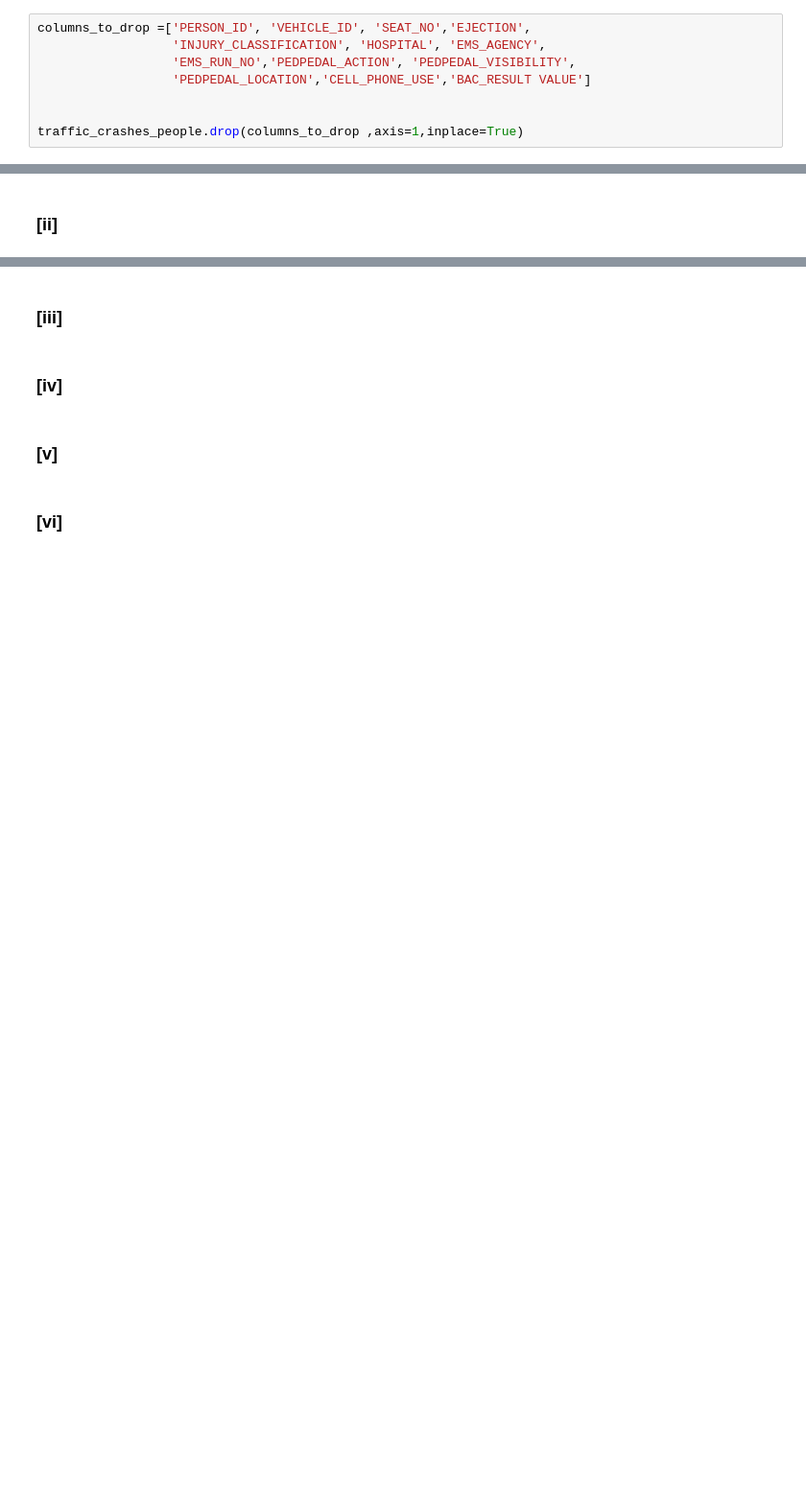
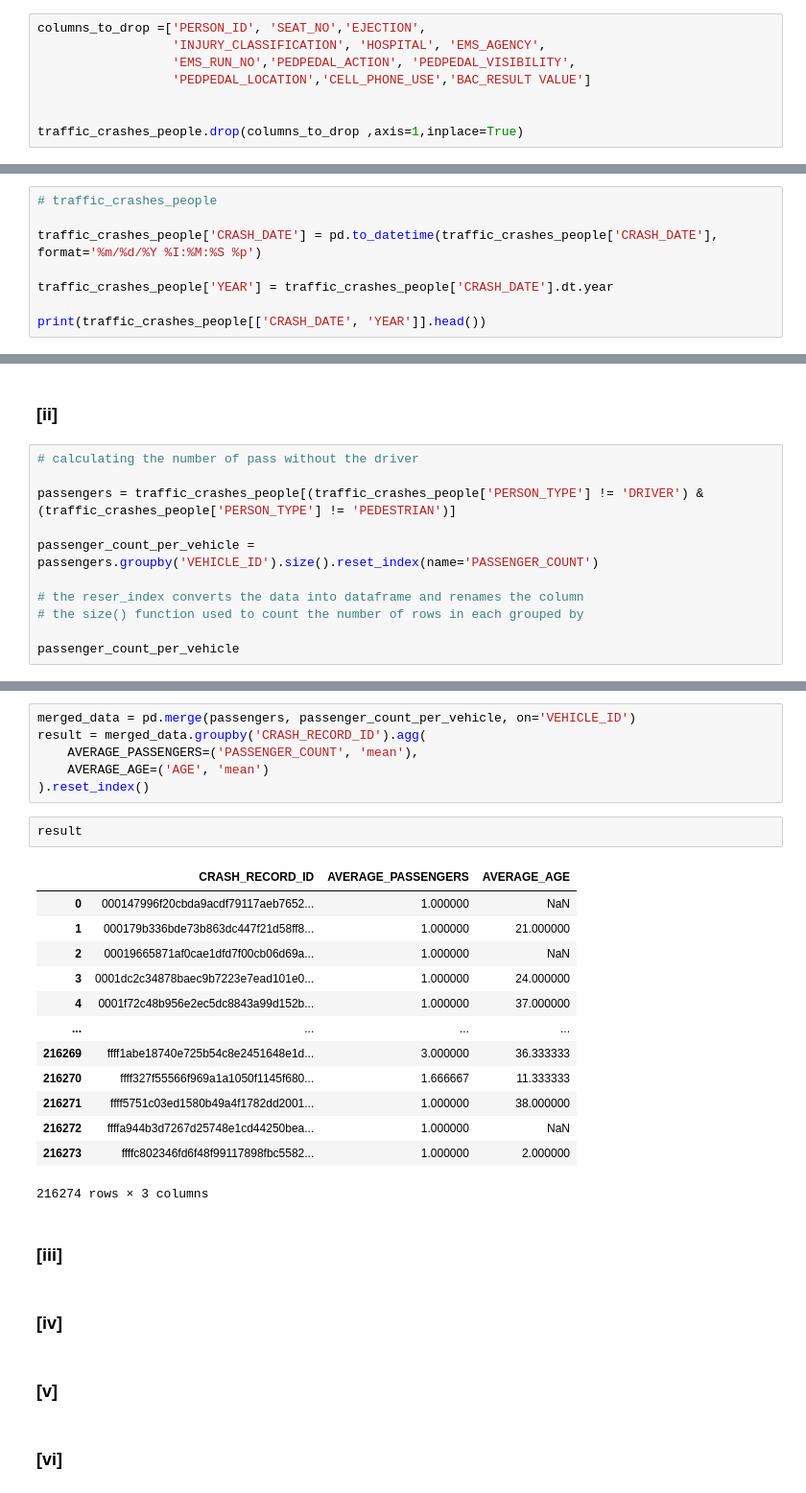
Before and after one commit to abdhashas/Data_mining_project, a Jupyter notebook: DM_HOMEWORK_1_BY_[عبدالرؤوف حسحس _طوني بطرس _عبد الله الزبداني].ipynb, the cells around one changed output, grey strips where cells are left out. Shown: that part at 96% size. Drawn from its saved outputs; the diff is of its cells as text; blank space fills up the shorter version.

```diff
--- a/DM_HOMEWORK_1_BY_[عبدالرؤوف حسحس _طوني بطرس _عبد الله الزبداني].ipynb
+++ b/DM_HOMEWORK_1_BY_[عبدالرؤوف حسحس _طوني بطرس _عبد الله الزبداني].ipynb
@@ -137,7 +137,7 @@ chicago_street_center_lines.drop(columns=columns_to_drop, inplace=True)
 - EJECTION, INJURY_CLASSIFICATION, HOSPITAL, EMS_AGENCY, EMS_RUN_NO: not usefull.
 - PEDPEDAL_ACTION, PEDPEDAL_VISIBILITY, PEDPEDAL_LOCATION: most values are nan and it's not important.
 # %%
-columns_to_drop =['PERSON_ID', 'VEHICLE_ID', 'SEAT_NO','EJECTION',
+columns_to_drop =['PERSON_ID', 'SEAT_NO','EJECTION',
                   'INJURY_CLASSIFICATION', 'HOSPITAL', 'EMS_AGENCY',
                   'EMS_RUN_NO','PEDPEDAL_ACTION', 'PEDPEDAL_VISIBILITY',
                   'PEDPEDAL_LOCATION','CELL_PHONE_USE','BAC_RESULT VALUE']
@@ -1027,0 +1055,8 @@ trafficCrashesDf.to_csv('clean_data/traffic-crashes-normal-fill.csv',index=False
+# %%
+# traffic_crashes_people
+
+traffic_crashes_people['CRASH_DATE'] = pd.to_datetime(traffic_crashes_people['CRASH_DATE'], format='%m/%d/%Y %I:%M:%S %p')
+
+traffic_crashes_people['YEAR'] = traffic_crashes_people['CRASH_DATE'].dt.year
+
+print(traffic_crashes_people[['CRASH_DATE', 'YEAR']].head())
@@ -1028,2 +1070,13 @@ trafficCrashesDf.to_csv('clean_data/traffic-crashes-normal-fill.csv',index=False
 # %% [markdown]
 ### [ii]
+# %%
+# calculating the number of pass without the driver
+
+passengers = traffic_crashes_people[(traffic_crashes_people['PERSON_TYPE'] != 'DRIVER') & (traffic_crashes_people['PERSON_TYPE'] != 'PEDESTRIAN')]
+
+passenger_count_per_vehicle = passengers.groupby('VEHICLE_ID').size().reset_index(name='PASSENGER_COUNT')
+
+# the reser_index converts the data into dataframe and renames the column
+# the size() function used to count the number of rows in each grouped by
+
+passenger_count_per_vehicle
@@ -1030,3 +1097,25 @@ trafficCrashesDf.to_csv('clean_data/traffic-crashes-normal-fill.csv',index=False
+# %%
+merged_data = pd.merge(passengers, passenger_count_per_vehicle, on='VEHICLE_ID')
+result = merged_data.groupby('CRASH_RECORD_ID').agg(
+    AVERAGE_PASSENGERS=('PASSENGER_COUNT', 'mean'),
+    AVERAGE_AGE=('AGE', 'mean')
+).reset_index()
+# %%
+result
+# %% [output]
+|  | CRASH_RECORD_ID | AVERAGE_PASSENGERS | AVERAGE_AGE |
+| 0 | 000147996f20cbda9acdf79117aeb7652... | 1.000000 | NaN |
+| 1 | 000179b336bde73b863dc447f21d58ff8... | 1.000000 | 21.000000 |
+| 2 | 00019665871af0cae1dfd7f00cb06d69a... | 1.000000 | NaN |
+| 3 | 0001dc2c34878baec9b7223e7ead101e0... | 1.000000 | 24.000000 |
+| 4 | 0001f72c48b956e2ec5dc8843a99d152b... | 1.000000 | 37.000000 |
+| ... | ... | ... | ... |
+| 216269 | ffff1abe18740e725b54c8e2451648e1d... | 3.000000 | 36.333333 |
+| 216270 | ffff327f55566f969a1a1050f1145f680... | 1.666667 | 11.333333 |
+| 216271 | ffff5751c03ed1580b49a4f1782dd2001... | 1.000000 | 38.000000 |
+| 216272 | ffffa944b3d7267d25748e1cd44250bea... | 1.000000 | NaN |
+| 216273 | ffffc802346fd6f48f99117898fbc5582... | 1.000000 | 2.000000 |
+216274 rows × 3 columns
 # %% [markdown]
 ### [iii]
 # %% [markdown]
```
Also changed, not shown: parts of 24 cells of this notebook.
